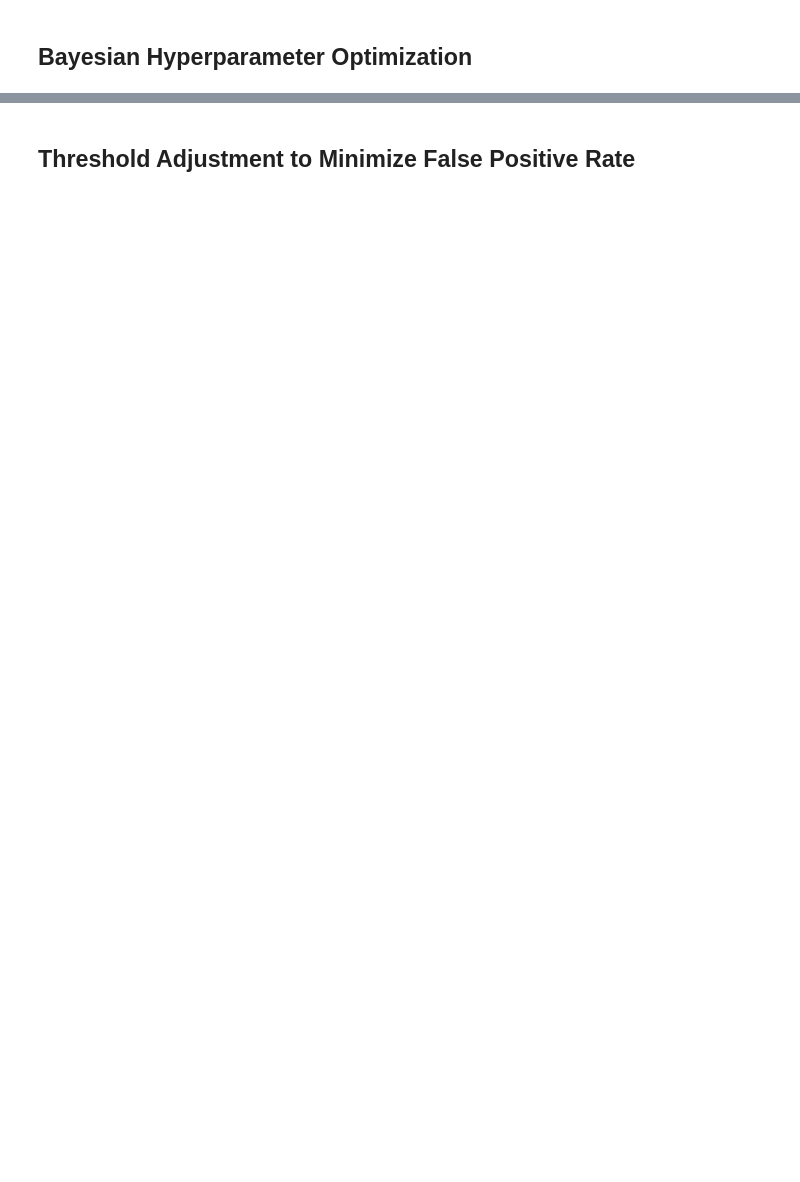
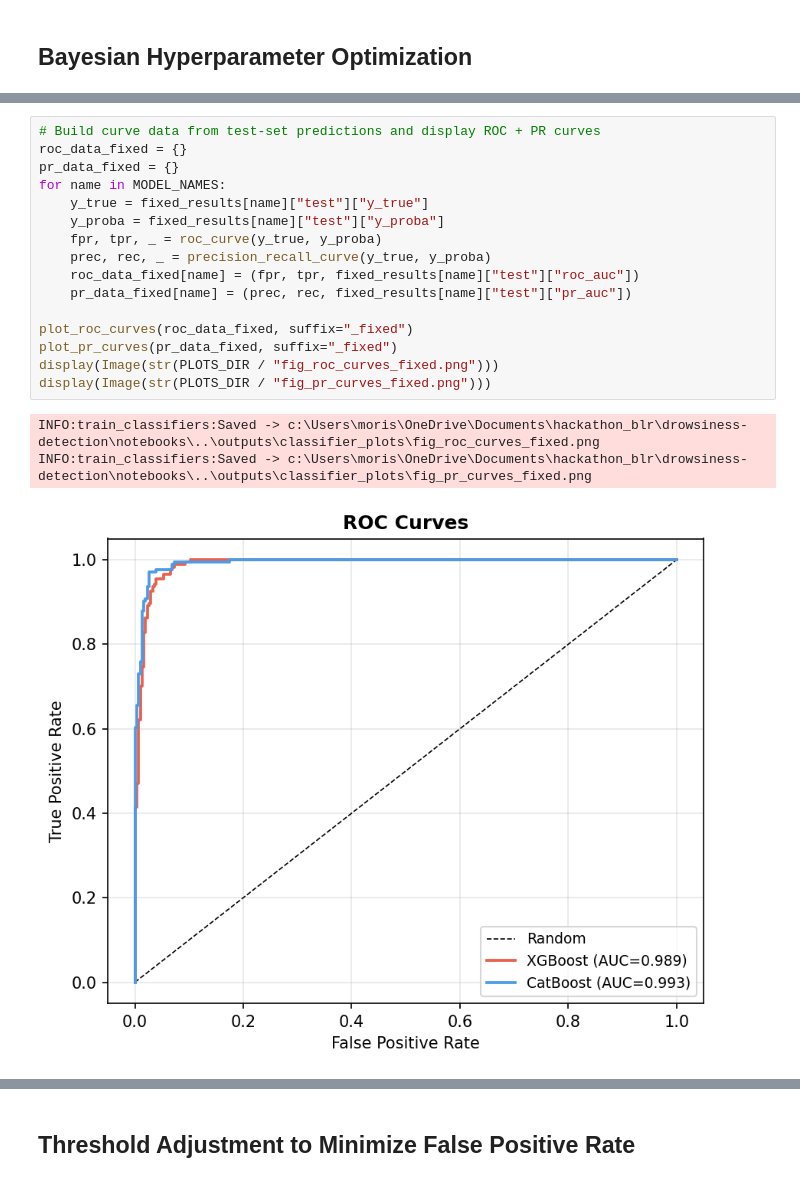
Before and after one commit to MichaelPaonam/drowsiness-detection, a Jupyter notebook: notebooks/train.ipynb, the cells around one changed output, grey strips where cells are left out. Drawn from its saved outputs; the diff is of its cells as text; blank space fills up the shorter version.

```diff
--- a/notebooks/train.ipynb
+++ b/notebooks/train.ipynb
@@ -296,0 +630,20 @@ print(_format_comparison_fixed(fixed_results))
+# %%
+# Build curve data from test-set predictions and display ROC + PR curves
+roc_data_fixed = {}
+pr_data_fixed = {}
+for name in MODEL_NAMES:
+    y_true = fixed_results[name]["test"]["y_true"]
+    y_proba = fixed_results[name]["test"]["y_proba"]
+    fpr, tpr, _ = roc_curve(y_true, y_proba)
+    prec, rec, _ = precision_recall_curve(y_true, y_proba)
+    roc_data_fixed[name] = (fpr, tpr, fixed_results[name]["test"]["roc_auc"])
+    pr_data_fixed[name] = (prec, rec, fixed_results[name]["test"]["pr_auc"])
+
+plot_roc_curves(roc_data_fixed, suffix="_fixed")
+plot_pr_curves(pr_data_fixed, suffix="_fixed")
+display(Image(str(PLOTS_DIR / "fig_roc_curves_fixed.png")))
+display(Image(str(PLOTS_DIR / "fig_pr_curves_fixed.png")))
+# %% [output]
+INFO:train_classifiers:Saved -> c:\Users\moris\OneDrive\Documents\hackathon_blr\drowsiness-detection\notebooks\..\outputs\classifier_plots\fig_roc_curves_fixed.png
+INFO:train_classifiers:Saved -> c:\Users\moris\OneDrive\Documents\hackathon_blr\drowsiness-detection\notebooks\..\outputs\classifier_plots\fig_pr_curves_fixed.png
+[figure, added]
```
Also changed, not shown: parts of 22 cells of this notebook.
